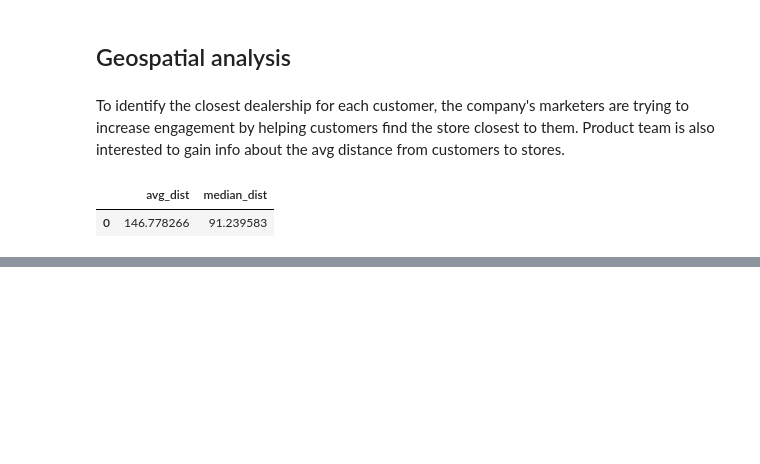
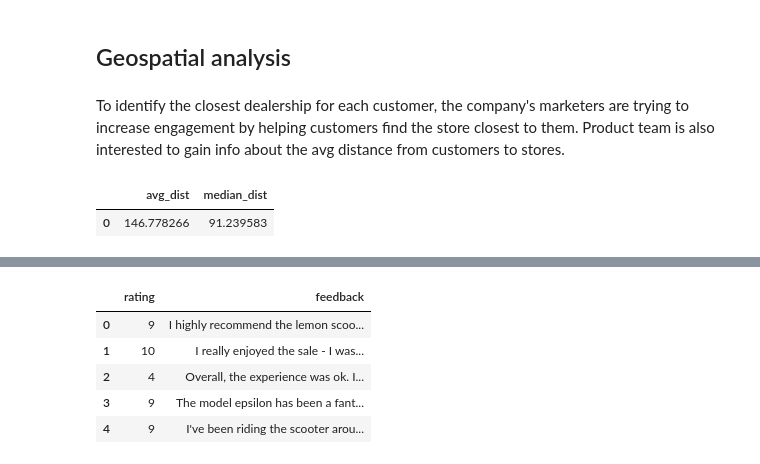
Before and after one commit to strigdima/SQL_Portfolio, a Jupyter notebook: SQL_Porfolio_2.ipynb, the cells around one changed output, grey strips where cells are left out. Drawn from its saved outputs; the diff is of its cells as text; code cells hidden in the pictures; blank space fills up the shorter version.

```diff
--- a/SQL_Porfolio_2.ipynb
+++ b/SQL_Porfolio_2.ipynb
@@ -92,0 +99,12 @@ complex_dist_result
+# %%
+#Look at the data
+sample_survery_query = """ SELECT * FROM customer_survey LIMIT 5 """
+sample_survery_result = pd.read_sql_query(sample_survery_query,engine)
+sample_survery_result
+# %% [output]
+|  | rating | feedback |
+| 0 | 9 | I highly recommend the lemon scoo... |
+| 1 | 10 | I really enjoyed the sale - I was... |
+| 2 | 4 | Overall, the experience was ok. I... |
+| 3 | 9 | The model epsilon has been a fant... |
+| 4 | 9 | I've been riding the scooter arou... |
```
Also changed, not shown: parts of 9 cells of this notebook.
